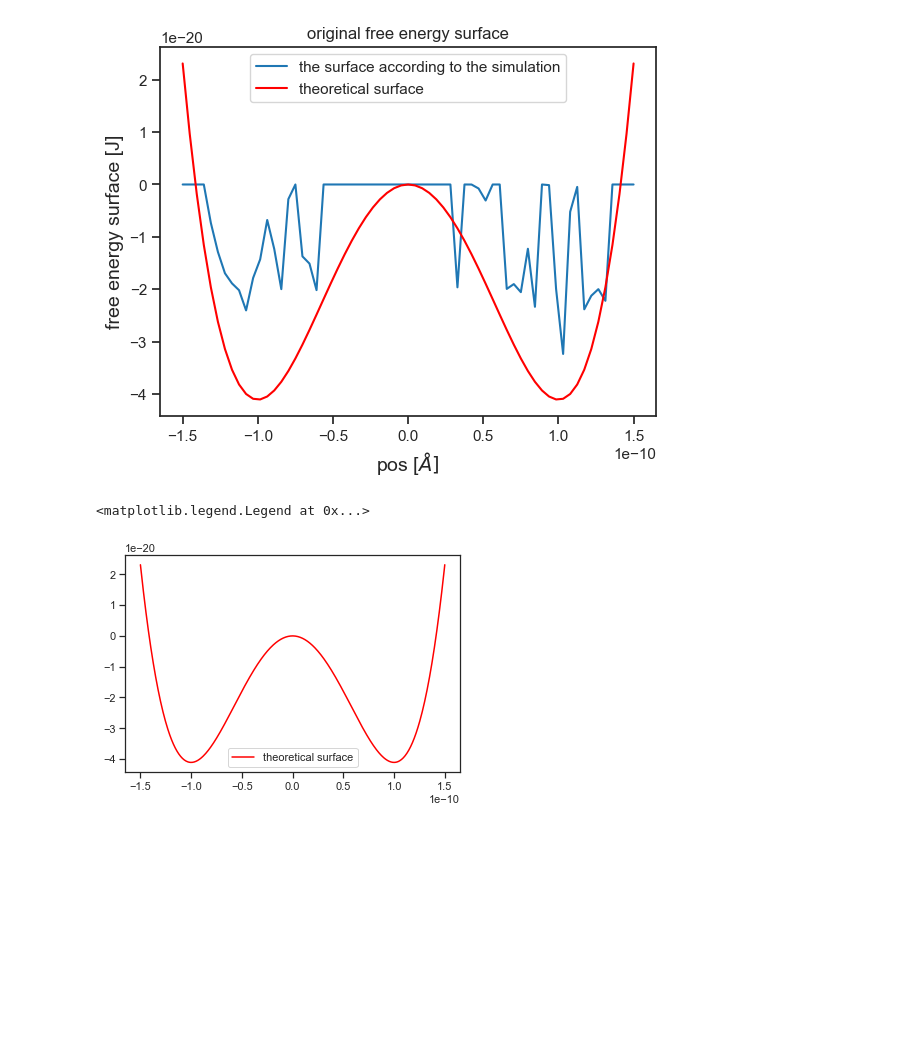
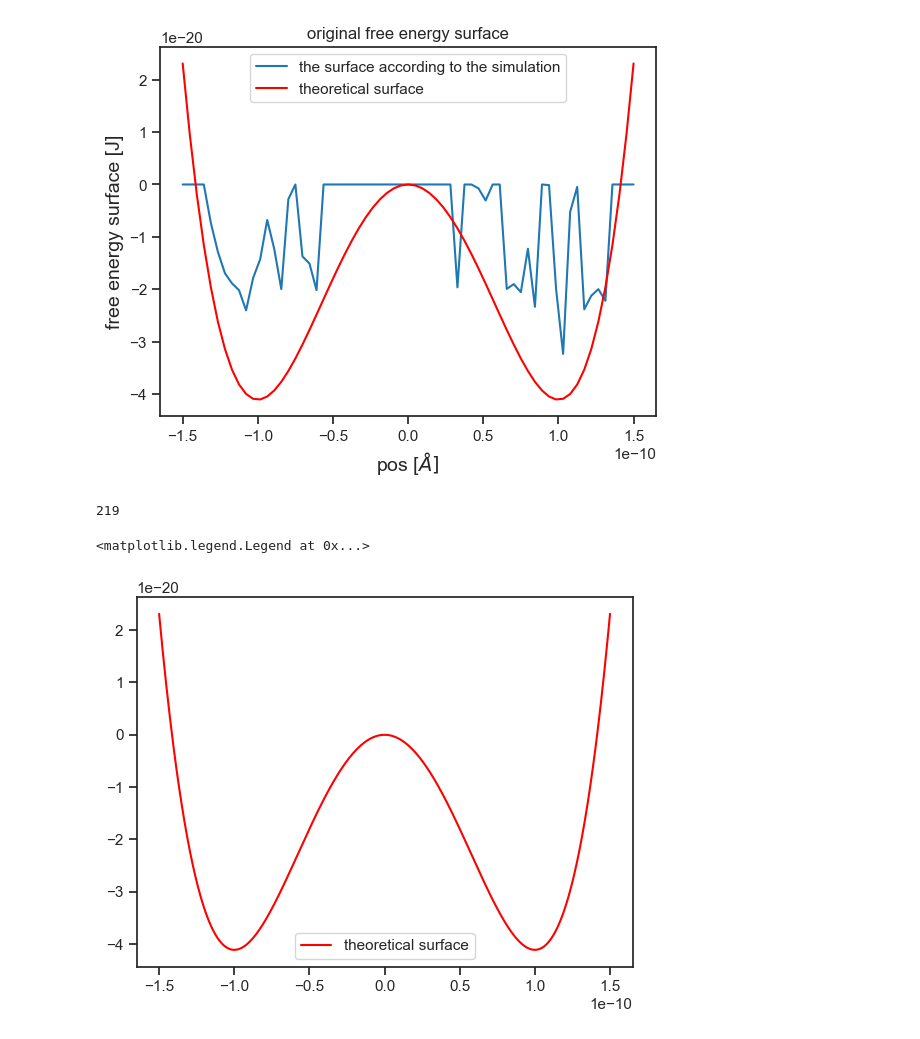
Before and after one commit to SagiMeir/Simulations4Beginners, a Jupyter notebook: metadynamics.ipynb, the cells around one changed output. Saved outputs shown, nothing was run; the diff lists cells and outputs as text; code cells hidden in the pictures; blank space fills up the shorter version.

```diff
--- a/metadynamics.ipynb
+++ b/metadynamics.ipynb
@@ -303,23 +303,29 @@ plt.legend()
 # %%
 import numpy as np
 import pandas as pd
 import matplotlib.pyplot as plt
 # and for nice looking plots:
 import seaborn as sns
 sns.set_theme(style="ticks",rc={'axes.labelsize':14},palette='tab10')
 
 x = np.linspace(-1.5E-10, 1.5E-10, 500)
 y = []
 A = 4.11E20
 B = 8.22
 for i in x:
     y.append(A*i**4-B*i**2)
 
-plt.plot(pos, y, color='red', label="theoretical surface")
+plt.plot(x, y, color='red', label="theoretical surface")
 
-tfill = 0.22 * 1E6 #steps
+tfill = 220000 #steps
+freq = 1000
+start = freq
+
+num = (int)((tfill - start) / freq)
+print(num)
 
 plt.legend()
 # %% [output]
-<matplotlib.legend.Legend at 0x...>
+219
+<matplotlib.legend.Legend at 0x...>
-[figure, old version]
+[figure, new version]
```
Also changed, not shown: 2 other files.
